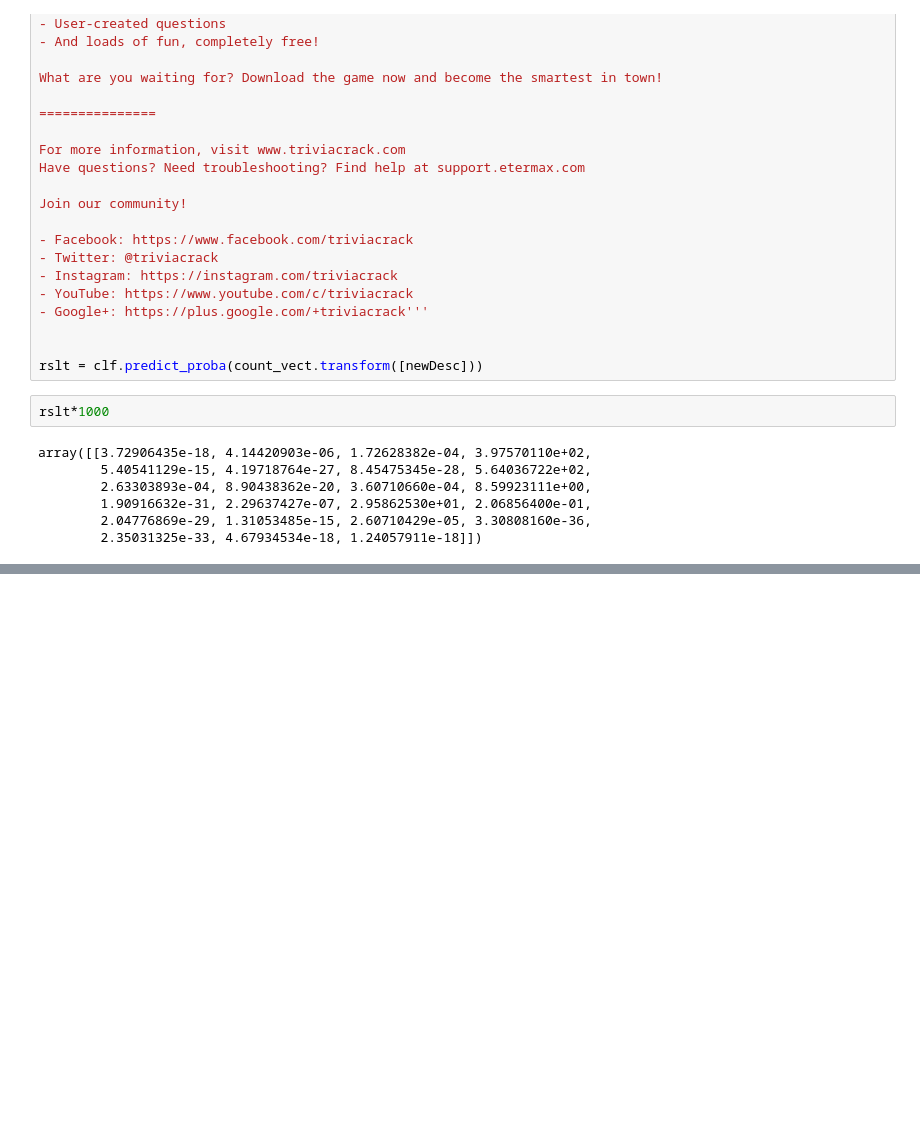
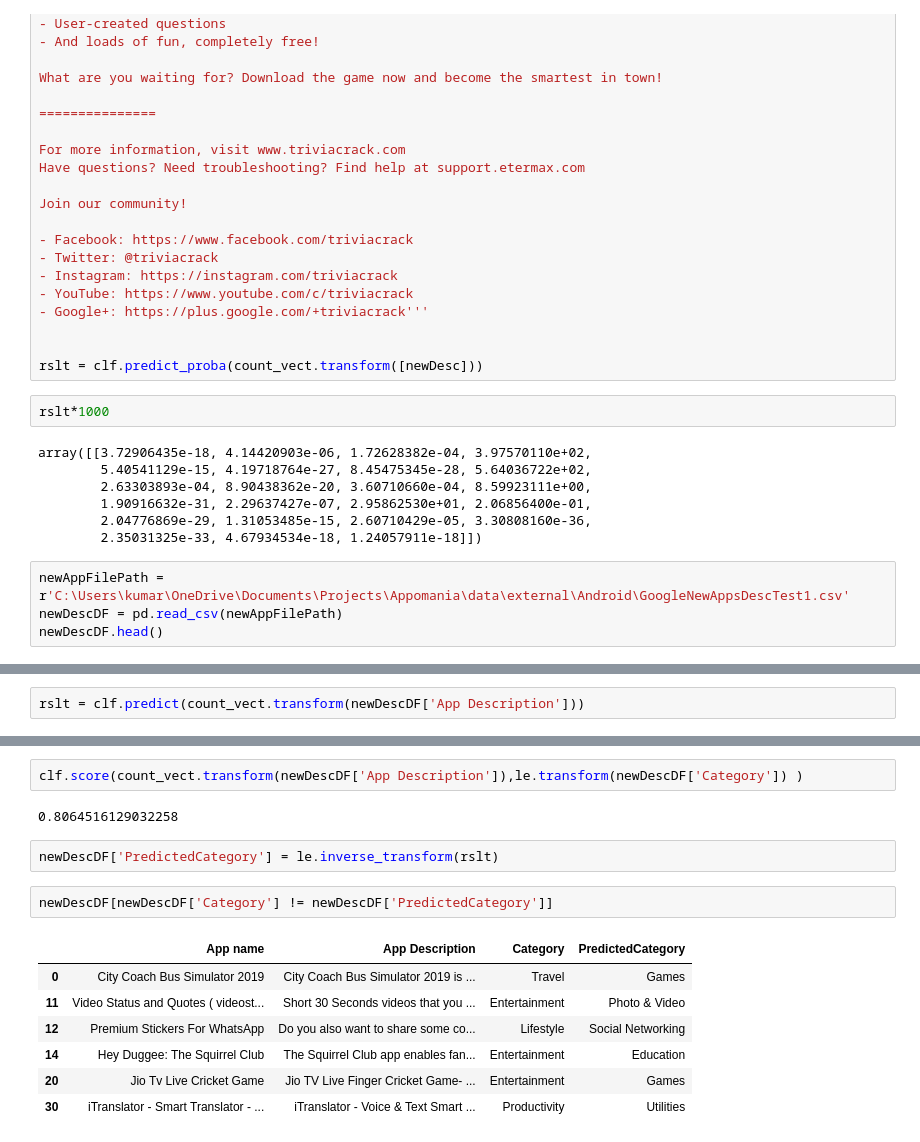
Before and after one commit to nareshkumar66675/Appomania, a Jupyter notebook: notebooks/Classification/AppClassifier.ipynb, the cells around one changed output, grey strips where cells are left out. Saved outputs shown, nothing was run; the diff lists cells and outputs as text; blank space fills up the shorter version.

```diff
--- a/notebooks/Classification/AppClassifier.ipynb
+++ b/notebooks/Classification/AppClassifier.ipynb
@@ -310,3 +369,7 @@ array([[3.72906435e-18, 4.14420903e-06, 1.72628382e-04, 3.97570110e+02,
         1.90916632e-31, 2.29637427e-07, 2.95862530e+01, 2.06856400e-01,
         2.04776869e-29, 1.31053485e-15, 2.60710429e-05, 3.30808160e-36,
         2.35031325e-33, 4.67934534e-18, 1.24057911e-18]])
+# %%
+newAppFilePath = r'C:\Users\kumar\OneDrive\Documents\Projects\Appomania\data\external\Android\GoogleNewAppsDescTest1.csv'
+newDescDF = pd.read_csv(newAppFilePath)
+newDescDF.head()
@@ -312,0 +409,2 @@ array([[3.72906435e-18, 4.14420903e-06, 1.72628382e-04, 3.97570110e+02,
+# %%
+rslt = clf.predict(count_vect.transform(newDescDF['App Description']))
@@ -312,0 +426,16 @@ array([[3.72906435e-18, 4.14420903e-06, 1.72628382e-04, 3.97570110e+02,
+# %%
+clf.score(count_vect.transform(newDescDF['App Description']),le.transform(newDescDF['Category']) )
+# %% [output]
+0.8064516129032258
+# %%
+newDescDF['PredictedCategory'] = le.inverse_transform(rslt)
+# %%
+newDescDF[newDescDF['Category'] != newDescDF['PredictedCategory']]
+# %% [output]
+|  | App name | App Description | Category | PredictedCategory |
+| 0 | City Coach Bus Simulator 2019 | City Coach Bus Simulator 2019 is ... | Travel | Games |
+| 11 | Video Status and Quotes ( videost... | Short 30 Seconds videos that you ... | Entertainment | Photo & Video |
+| 12 | Premium Stickers For WhatsApp | Do you also want to share some co... | Lifestyle | Social Networking |
+| 14 | Hey Duggee: The Squirrel Club | The Squirrel Club app enables fan... | Entertainment | Education |
+| 20 | Jio Tv Live Cricket Game | Jio TV Live Finger Cricket Game- ... | Entertainment | Games |
+| 30 | iTranslator - Smart Translator - ... | iTranslator - Voice & Text Smart ... | Productivity | Utilities |
```
Also changed, not shown: parts of 23 cells of this notebook, 4 other files.
